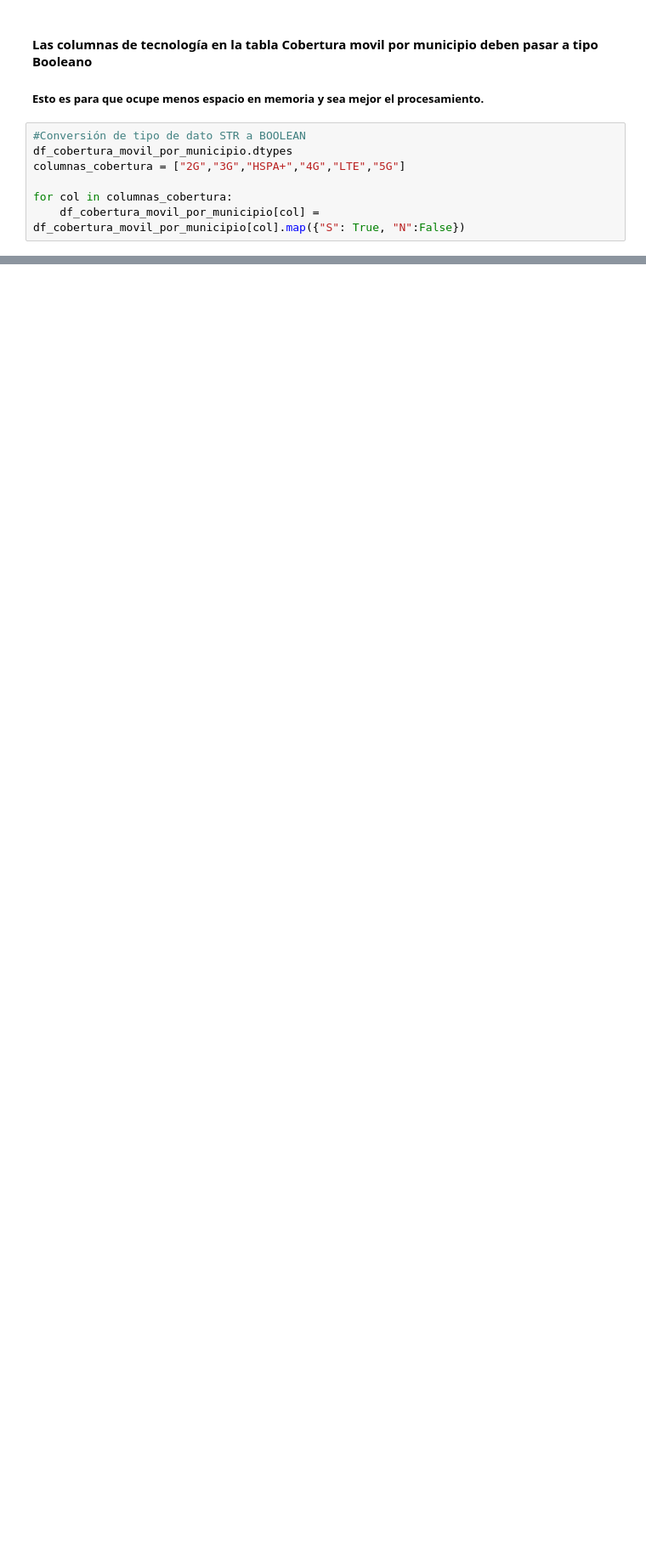
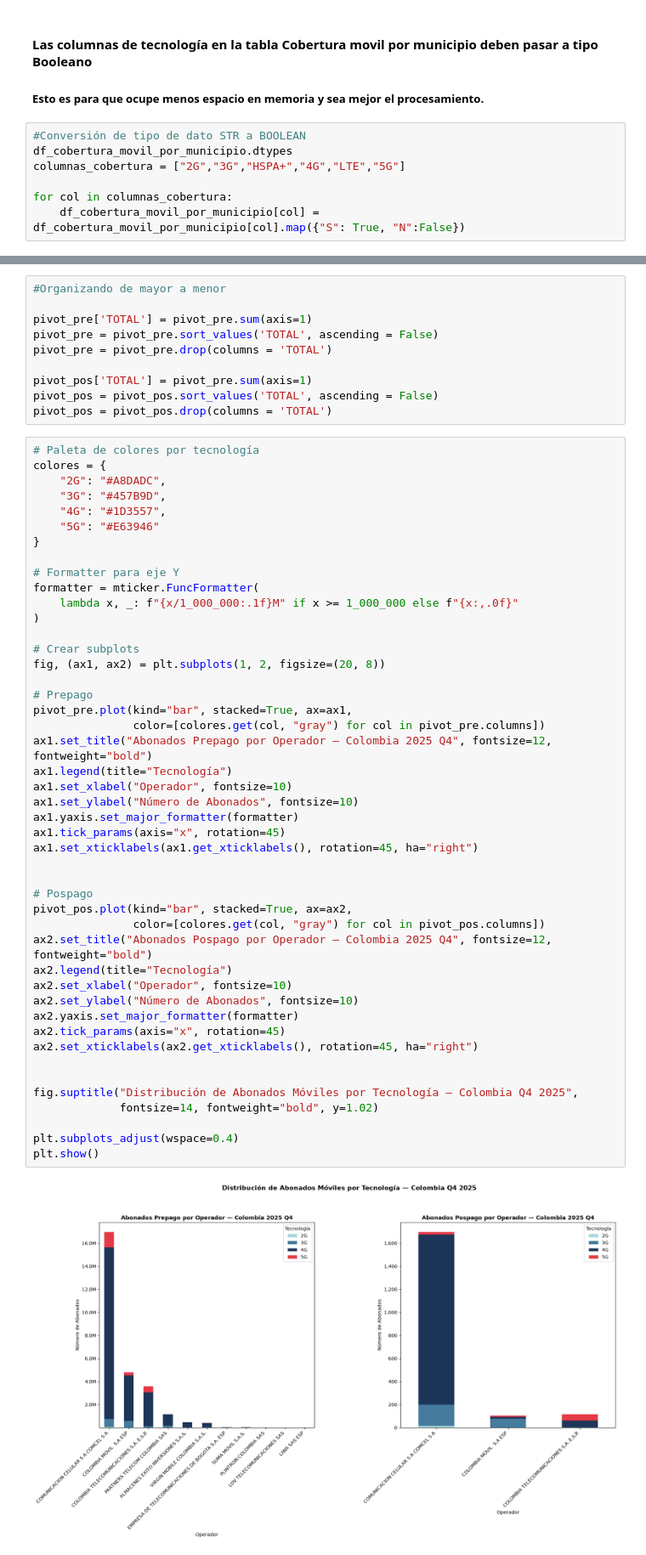
Before and after one commit to perezg1611/analisis_tic, a Jupyter notebook: notebooks/02_exploracion_y_analisis.ipynb, the cells around one changed output, grey strips where cells are left out. Shown at 85% size. Cells and saved outputs as stored; diff of their text form; blank space fills up the shorter version.

```diff
--- a/notebooks/02_exploracion_y_analisis.ipynb
+++ b/notebooks/02_exploracion_y_analisis.ipynb
@@ -58,0 +111,58 @@ print(df_cobertura_movil_por_municipio.head())
+# %%
+#Organizando de mayor a menor
+
+pivot_pre['TOTAL'] = pivot_pre.sum(axis=1)
+pivot_pre = pivot_pre.sort_values('TOTAL', ascending = False)
+pivot_pre = pivot_pre.drop(columns = 'TOTAL')
+
+pivot_pos['TOTAL'] = pivot_pre.sum(axis=1)
+pivot_pos = pivot_pos.sort_values('TOTAL', ascending = False)
+pivot_pos = pivot_pos.drop(columns = 'TOTAL')
+# %%
+# Paleta de colores por tecnología
+colores = {
+    "2G": "#A8DADC",
+    "3G": "#457B9D",
+    "4G": "#1D3557",
+    "5G": "#E63946"
+}
+
+# Formatter para eje Y
+formatter = mticker.FuncFormatter(
+    lambda x, _: f"{x/1_000_000:.1f}M" if x >= 1_000_000 else f"{x:,.0f}"
+)
+
+# Crear subplots
+fig, (ax1, ax2) = plt.subplots(1, 2, figsize=(20, 8))
+
+# Prepago
+pivot_pre.plot(kind="bar", stacked=True, ax=ax1,
+               color=[colores.get(col, "gray") for col in pivot_pre.columns])
+ax1.set_title("Abonados Prepago por Operador — Colombia 2025 Q4", fontsize=12, fontweight="bold")
+ax1.legend(title="Tecnología")
+ax1.set_xlabel("Operador", fontsize=10)
+ax1.set_ylabel("Número de Abonados", fontsize=10)
+ax1.yaxis.set_major_formatter(formatter)
+ax1.tick_params(axis="x", rotation=45)
+ax1.set_xticklabels(ax1.get_xticklabels(), rotation=45, ha="right")
+
+
+# Pospago
+pivot_pos.plot(kind="bar", stacked=True, ax=ax2,
+               color=[colores.get(col, "gray") for col in pivot_pos.columns])
+ax2.set_title("Abonados Pospago por Operador — Colombia 2025 Q4", fontsize=12, fontweight="bold")
+ax2.legend(title="Tecnología")
+ax2.set_xlabel("Operador", fontsize=10)
+ax2.set_ylabel("Número de Abonados", fontsize=10)
+ax2.yaxis.set_major_formatter(formatter)
+ax2.tick_params(axis="x", rotation=45)
+ax2.set_xticklabels(ax2.get_xticklabels(), rotation=45, ha="right")
+
+
+fig.suptitle("Distribución de Abonados Móviles por Tecnología — Colombia Q4 2025",
+             fontsize=14, fontweight="bold", y=1.02)
+
+plt.subplots_adjust(wspace=0.4)
+plt.show()
+# %% [output]
+[figure, added]
```
Also changed, not shown: parts of 11 cells of this notebook.
